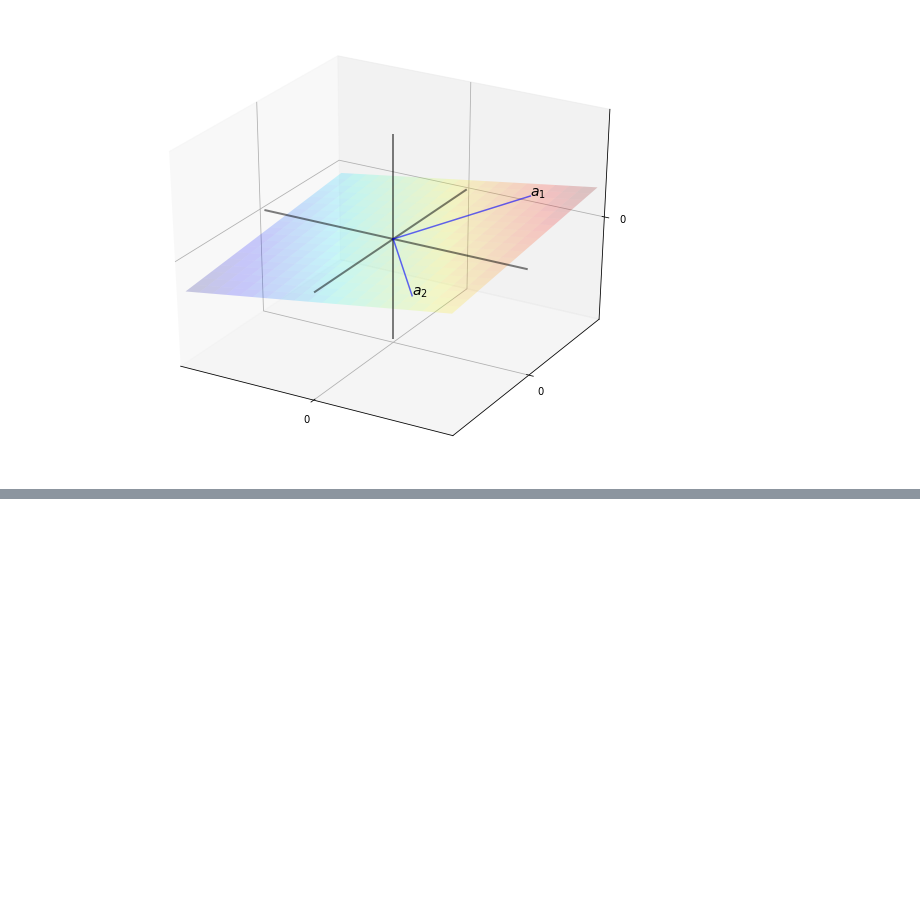
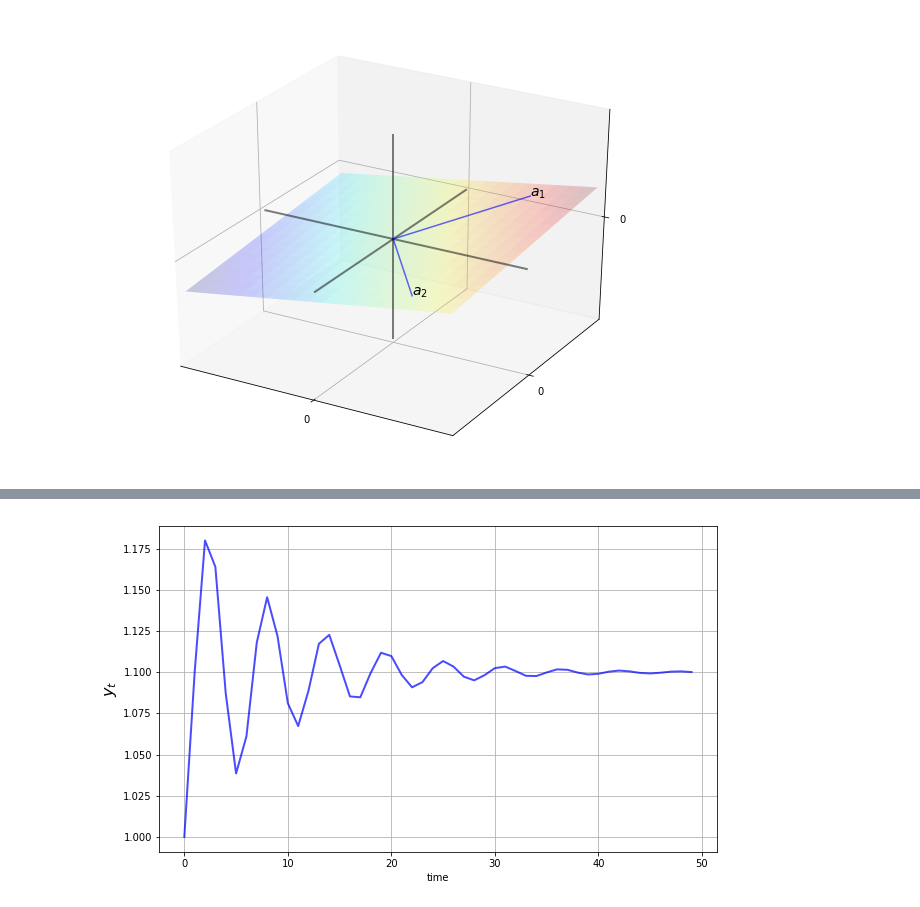
Before and after one commit to PanPip/QuantEcon_Tasks, a Jupyter notebook: Tools_and_techniques.ipynb, the cells around one changed output, grey strips where cells are left out. Cells and saved outputs as stored; diff of their text form; code cells hidden in the pictures; blank space fills up the shorter version.

Commit message:
Finished lesson on Linear State Space Models

```diff
--- a/Tools_and_techniques.ipynb
+++ b/Tools_and_techniques.ipynb
@@ -129,0 +152,21 @@ plt.show()
+# %%
+ϕ_0, ϕ_1, ϕ_2 = 1.1, 0.8, -0.8
+
+A = [[1,     0,     0  ],
+     [ϕ_0,   ϕ_1,   ϕ_2],
+     [0,     1,     0  ]]
+C = np.zeros((3, 1))
+G = [0, 1, 0]
+
+ar = LinearStateSpace(A, C, G, mu_0=np.ones(3))
+x, y = ar.simulate(ts_length=50)
+
+fig, ax = plt.subplots(figsize=(10, 6))
+y = y.flatten()
+ax.plot(y, 'b-', lw=2, alpha=0.7)
+ax.grid()
+ax.set_xlabel('time')
+ax.set_ylabel('$y_t$', fontsize=16)
+plt.show()
+# %% [output]
+[figure, added]
```
Also changed, not shown: parts of 15 cells of this notebook, 6 other files.
